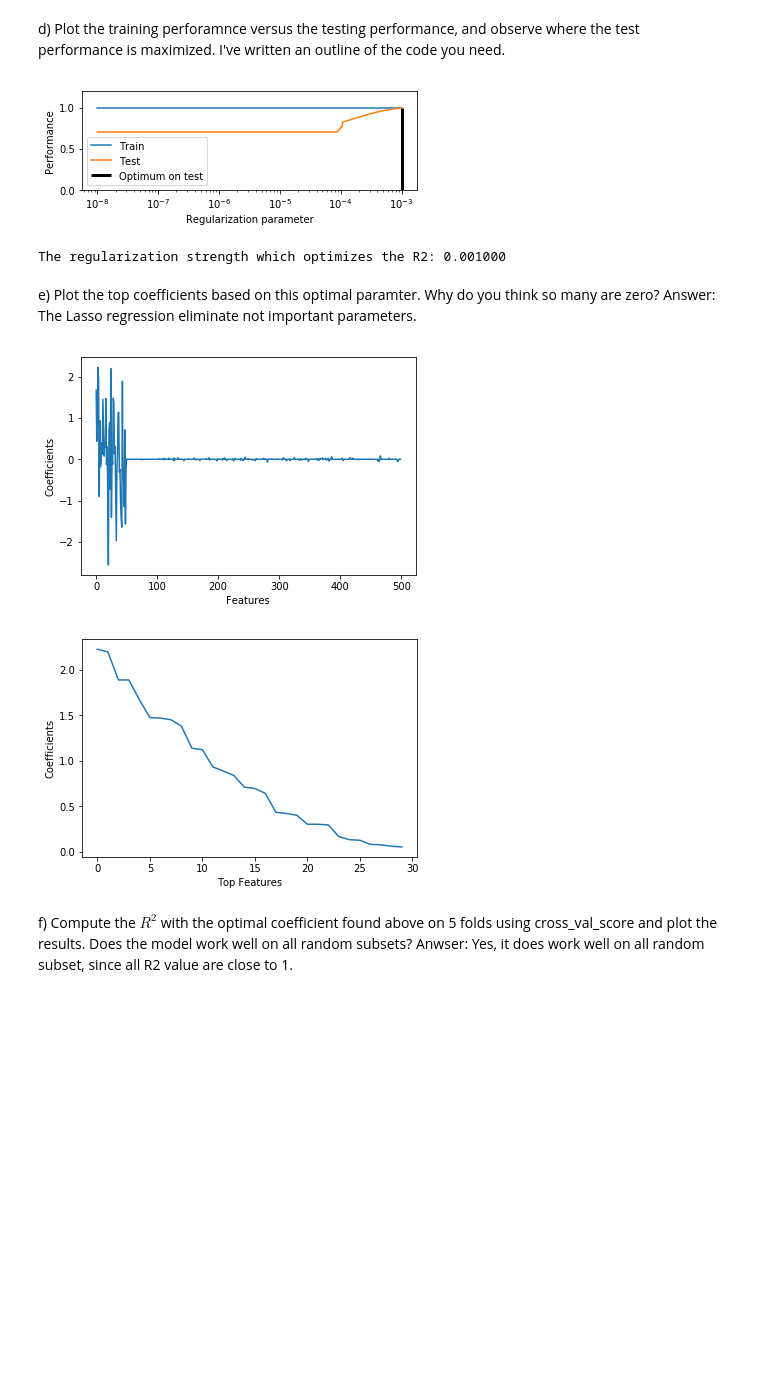
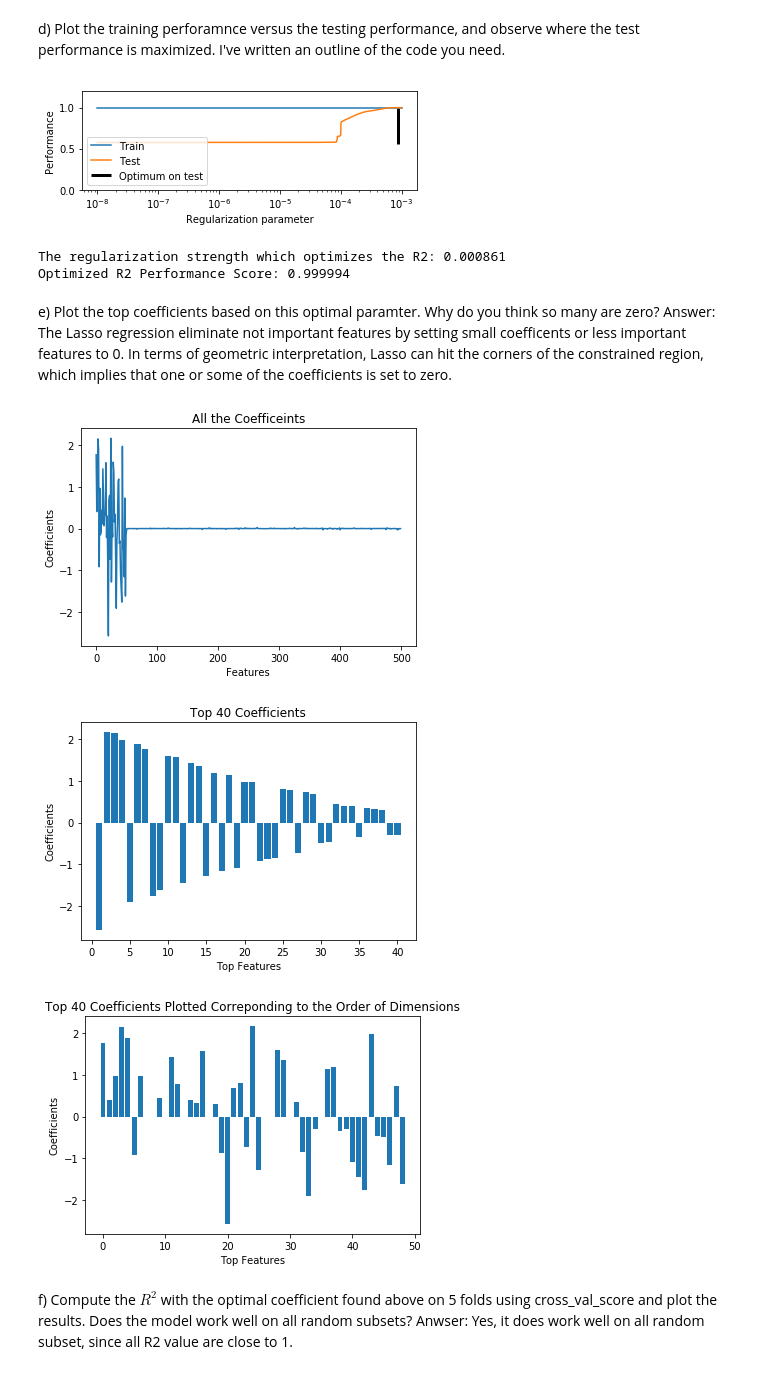
Before and after one commit to Columbia-Intro-Data-Science/python-introduction-ls3456, a Jupyter notebook: Homework 2 - Regularization with Lasso .ipynb, the cells around one changed output. Drawn from its saved outputs; the diff is of its cells as text; code cells hidden in the pictures; blank space fills up the shorter version.

```diff
--- a/Homework 2 - Regularization with Lasso .ipynb
+++ b/Homework 2 - Regularization with Lasso .ipynb
@@ -53,6 +53,14 @@ y = df['y']
 del data['y']
 X = data
 
+
+#Standardize the data for LASSO regularization
+from sklearn import preprocessing
+
+X_scaled = preprocessing.scale(X)
+X_scaled.std(axis=0)
+X = pd.DataFrame(data = X_scaled)
+
 # Split the data
 from sklearn.cross_validation import train_test_split
 X_train, X_test, y_train, y_test = train_test_split(X, y, test_size=0.2)
@@ -103,8 +113,6 @@ test_errors= np.zeros((len(alphas),1))
 for i in range (0,len(alphas)):
     regr = Lasso(alpha=alphas[i])
     regr.fit(X_train, y_train)
-    #test_errors[i] = np.mean((regr.predict(X_test) - y_test) ** 2)
-    #train_errors[i] = np.mean((regr.predict(X_train) - y_train) ** 2)
     test_errors[i] =regr.score(X_test,y_test)
     train_errors[i] =regr.score(X_train,y_train)
 
@@ -112,7 +120,7 @@ for i in range (0,len(alphas)):
 alpha_optim= alphas[np.argmax(test_errors)]
 plt.semilogx(alphas, train_errors, label='Train')
 plt.semilogx(alphas, test_errors, label='Test')
-plt.vlines(alpha_optim,[0], np.max(test_errors), color='k',
+plt.vlines(alpha_optim,plt.ylim()[0], np.max(test_errors), color='k',
            linewidth=3, label='Optimum on test')
 plt.legend(loc='lower left')
 plt.ylim([0, 1.2])
@@ -121,30 +129,45 @@ plt.ylabel('Performance')
 plt.show()
 
 print ('The regularization strength which optimizes the R2: %.6f' %alpha_optim)
+print ('Optimized R2 Performance Score: %.6f' % np.max(test_errors))
 # %% [output]
-[figure, old version]
+[figure, new version]
-The regularization strength which optimizes the R2: 0.001000
+The regularization strength which optimizes the R2: 0.000861
+Optimized R2 Performance Score: 0.999994
 # %% [markdown]
 e) Plot the top coefficients based on this optimal paramter. Why do you think so many are zero?
-Answer: The Lasso regression eliminate not important parameters.
+Answer: The Lasso regression eliminate not important features by setting small coefficents or less important features to 0. In terms of geometric interpretation, Lasso can hit the corners of the constrained region, which implies that one or some of the coefficients is set to zero.
 # %%
 # Plot all the coefficients
 regr = Lasso(alpha=alpha_optim)
 regr.fit(X_train, y_train)
 plt.plot(regr.coef_)
 plt.xlabel('Features')
 plt.ylabel('Coefficients')
+plt.title('All the Coefficeints')
 plt.show()
 
 # Plot sored top 40 coefficeints
-sorted_error = np.sort(regr.coef_)[::-1]
-plt.plot(sorted_error[0:30])
+absolute_errors = np.absolute(regr.coef_)
+index = np.argsort(absolute_errors)[::-1]
+index = np.asarray(index[0:40],dtype = int)
+inter = range(40)+np.ones(40)
+plt.bar(inter,regr.coef_[index])
 plt.xlabel('Top Features')
 plt.ylabel('Coefficients')
+plt.title('Top 40 Coefficients')
 plt.show()
+
+# Plot Top 40 Coefficients Plotted Correponding to the Order of Dimensions
+plt.bar(index,regr.coef_[index])
+plt.xlabel('Top Features')
+plt.ylabel('Coefficients')
+plt.title('Top 40 Coefficients Plotted Correponding to the Order of Dimensions')
+plt.show()
 # %% [output]
-[figure, old version]
+[figure, new version]
-[figure, old version]
+[figure, new version]
+[figure, added]
 # %% [markdown]
 f) Compute the $R^2$ with the optimal coefficient found above on 5 folds using cross_val_score and plot the
 results. Does the model work well on all random subsets?
```
Also changed, not shown: parts of 3 cells of this notebook.
